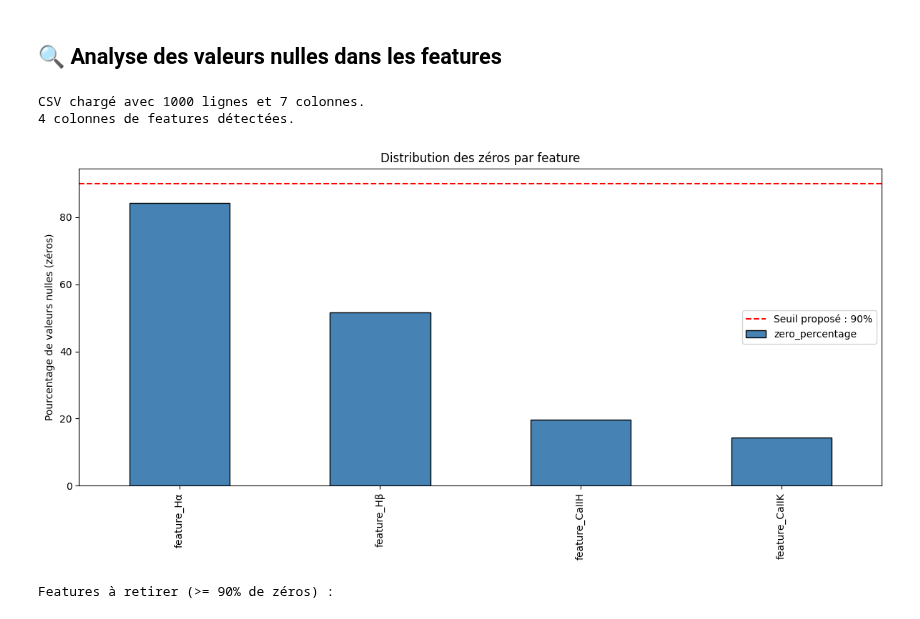
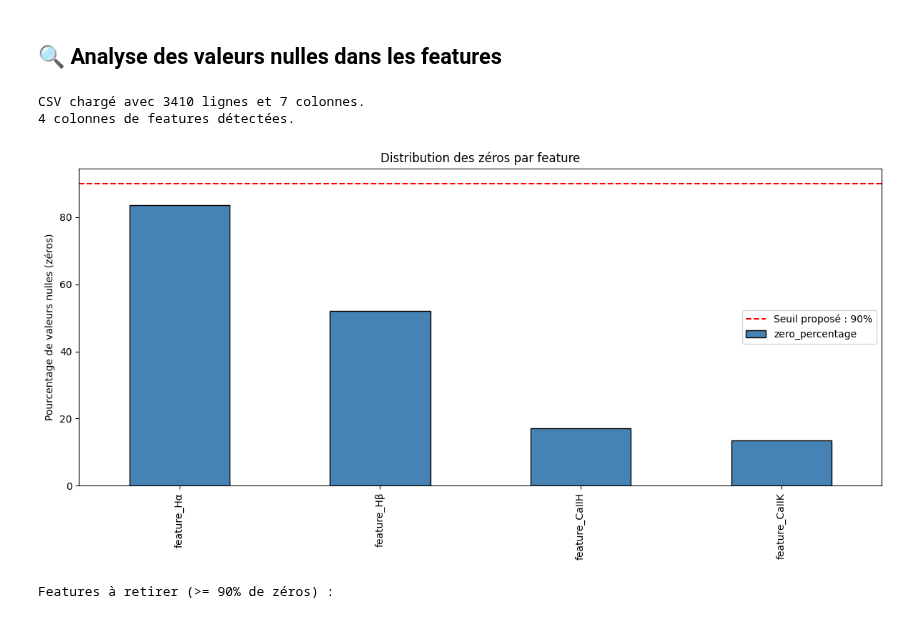
Before and after one commit to PhD-Brown/AstroSpectro, a Jupyter notebook: notebooks/02_tools_and_visuals.ipynb, the cells around one changed output. Drawn from its saved outputs; the diff is of its cells as text; code cells hidden in the pictures.

```diff
--- a/notebooks/02_tools_and_visuals.ipynb
+++ b/notebooks/02_tools_and_visuals.ipynb
@@ -434,7 +432,7 @@ import pandas as pd
 import matplotlib.pyplot as plt
 
 # 1) Charger le CSV de features (remplace le chemin par le tien)
-csv_path = "../data/processed/features_20250702T004557Z.csv"  # <- adapte si besoin
+csv_path = "../data/processed/features_20250709T003637Z.csv"  # <- adapte si besoin
 df = pd.read_csv(csv_path)
 print(f"CSV chargé avec {df.shape[0]} lignes et {df.shape[1]} colonnes.")
 
@@ -443,33 +441,33 @@ feature_cols = [col for col in df.columns if col.startswith("feature_")]
 print(f"{len(feature_cols)} colonnes de features détectées.")
 
 # 3) Calculer pourcentage de zéros par colonne
 zero_stats = {}
 for col in feature_cols:
     zero_count = (df[col] == 0).sum()
     zero_pct = 100 * zero_count / len(df)
     zero_stats[col] = zero_pct
 
 # Convertir en DataFrame trié pour analyse
 zero_df = pd.DataFrame.from_dict(zero_stats, orient="index", columns=["zero_percentage"]).sort_values("zero_percentage", ascending=False)
 
 # 4) Visualiser la distribution des pourcentages de zéros
 plt.figure(figsize=(12, 6))
 zero_df["zero_percentage"].plot(kind="bar", color="steelblue", edgecolor="black")
 plt.axhline(90, color="red", linestyle="--", label="Seuil proposé : 90%")
 plt.ylabel("Pourcentage de valeurs nulles (zéros)")
 plt.title("Distribution des zéros par feature")
 plt.legend()
 plt.tight_layout()
 plt.show()
 
 # 5) Lister les features dépassant le seuil proposé (90%)
 threshold = 90
 to_remove = zero_df[zero_df["zero_percentage"] >= threshold].index.tolist()
 print(f"\nFeatures à retirer (>= {threshold}% de zéros) :")
 for f in to_remove:
     print(f"  - {f}")
 # %% [output]
-CSV chargé avec 1000 lignes et 7 colonnes.
+CSV chargé avec 3410 lignes et 7 colonnes.
 4 colonnes de features détectées.
-[figure, old version]
+[figure, new version]
 Features à retirer (>= 90% de zéros) :
```
Also changed, not shown: parts of 3 cells of this notebook, 41 other files.
